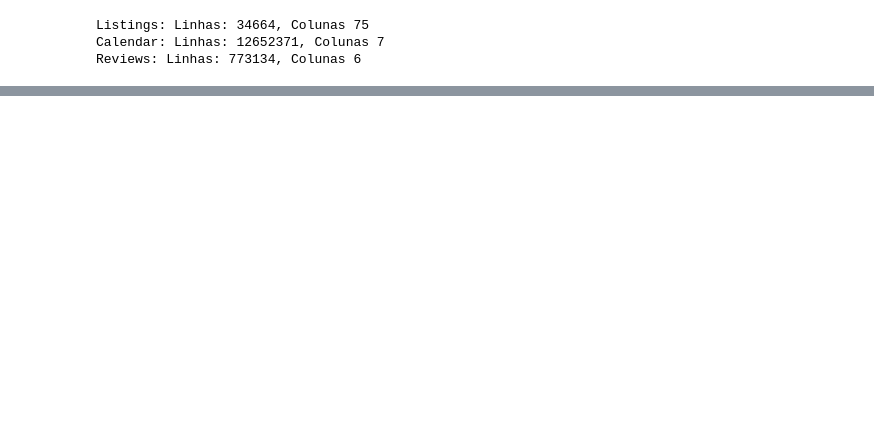
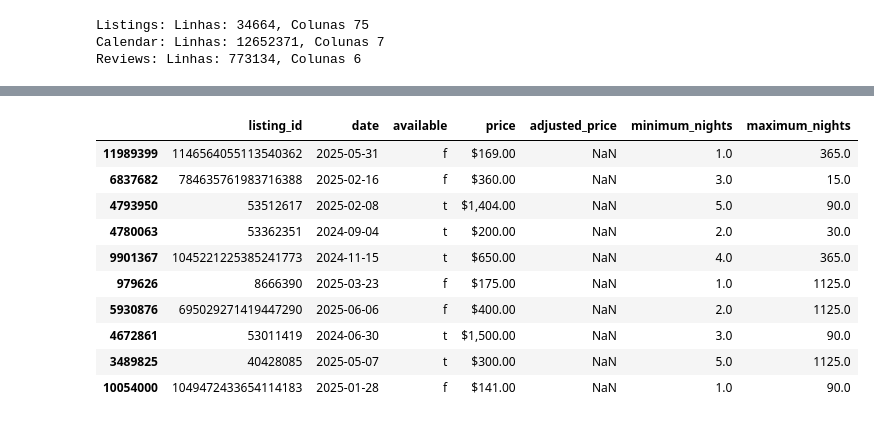
Before and after one commit to JhonCostaDev/Ada-Coders-2024, a Jupyter notebook: data_engineering/Analytics_Engineering/projeto/limpeza_silver.ipynb, the cells around one changed output, grey strips where cells are left out. Drawn from its saved outputs; the diff is of its cells as text; code cells hidden in the pictures; blank space fills up the shorter version.

Commit message:
update limpeza silver

```diff
--- a/data_engineering/Analytics_Engineering/projeto/limpeza_silver.ipynb
+++ b/data_engineering/Analytics_Engineering/projeto/limpeza_silver.ipynb
@@ -43,0 +96,14 @@ listings_silver
+# %%
+calendar_silver.sample(10)
+# %% [output]
+|  | listing_id | date | available | price | adjusted_price | minimum_nights | maximum_nights |
+| 11989399 | 1146564055113540362 | 2025-05-31 | f | $169.00 | NaN | 1.0 | 365.0 |
+| 6837682 | 784635761983716388 | 2025-02-16 | f | $360.00 | NaN | 3.0 | 15.0 |
+| 4793950 | 53512617 | 2025-02-08 | t | $1,404.00 | NaN | 5.0 | 90.0 |
+| 4780063 | 53362351 | 2024-09-04 | t | $200.00 | NaN | 2.0 | 30.0 |
+| 9901367 | 1045221225385241773 | 2024-11-15 | t | $650.00 | NaN | 4.0 | 365.0 |
+| 979626 | 8666390 | 2025-03-23 | f | $175.00 | NaN | 1.0 | 1125.0 |
+| 5930876 | 695029271419447290 | 2025-06-06 | f | $400.00 | NaN | 2.0 | 1125.0 |
+| 4672861 | 53011419 | 2024-06-30 | t | $1,500.00 | NaN | 3.0 | 90.0 |
+| 3489825 | 40428085 | 2025-05-07 | t | $300.00 | NaN | 5.0 | 1125.0 |
+| 10054000 | 1049472433654114183 | 2025-01-28 | f | $141.00 | NaN | 1.0 | 90.0 |
```
Also changed, not shown: parts of 14 cells of this notebook.
